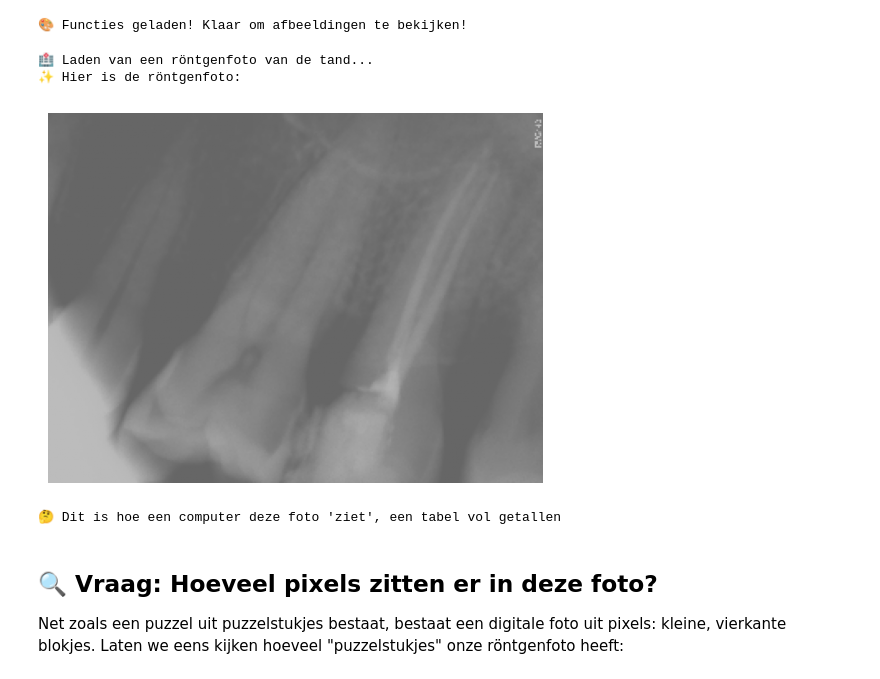
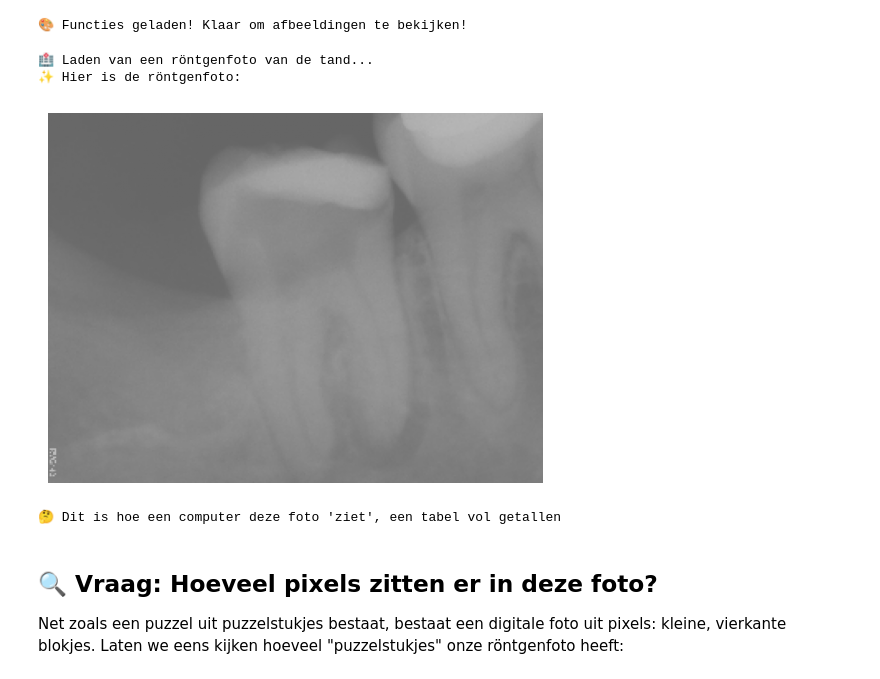
Before and after one commit to NicosStarreveld/WorkshopCNNs, a Jupyter notebook: workshop_ai_informatica.ipynb, the cells around one changed output. Cells and saved outputs as stored; diff of their text form; code cells hidden in the pictures.

```diff
--- a/workshop_ai_informatica.ipynb
+++ b/workshop_ai_informatica.ipynb
@@ -165,20 +159,20 @@ print("🎨 Functies geladen! Klaar om afbeeldingen te bekijken!")
 # %%
 # 📸 Laten we onze eerste medische afbeelding bekijken!
 
 print("🏥 Laden van een röntgenfoto van de tand...")
 
 # Het pad naar onze afbeelding
-img_path = 'WorkshopCNNs/Xrays_with/167.png'
+img_path = 'WorkshopCNNs/Xrays_without/108.png'
 img = open_img(img_path)
 
 print("✨ Hier is de röntgenfoto:")
 visualize(img)
 
 print("\n🤔 Dit is hoe een computer deze foto 'ziet', een tabel vol getallen")
 # %% [output]
 🏥 Laden van een röntgenfoto van de tand...
 ✨ Hier is de röntgenfoto:
-[figure, old version]
+[figure, new version]
 🤔 Dit is hoe een computer deze foto 'ziet', een tabel vol getallen
 # %% [markdown]
 ## 🔍 Vraag: Hoeveel pixels zitten er in deze foto?
```
Also changed, not shown: parts of 32 cells of this notebook.
